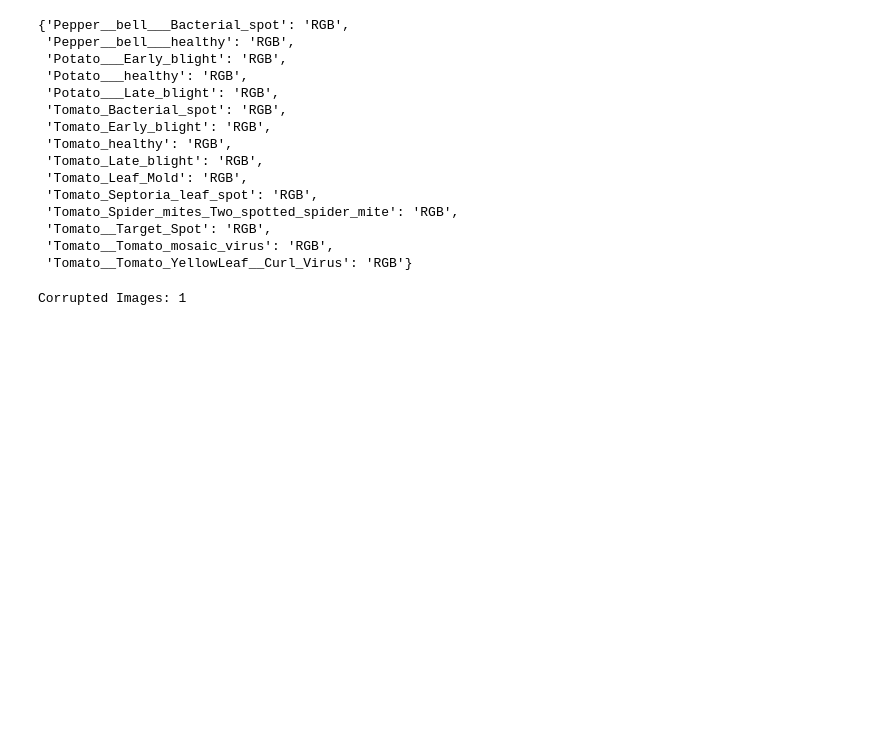
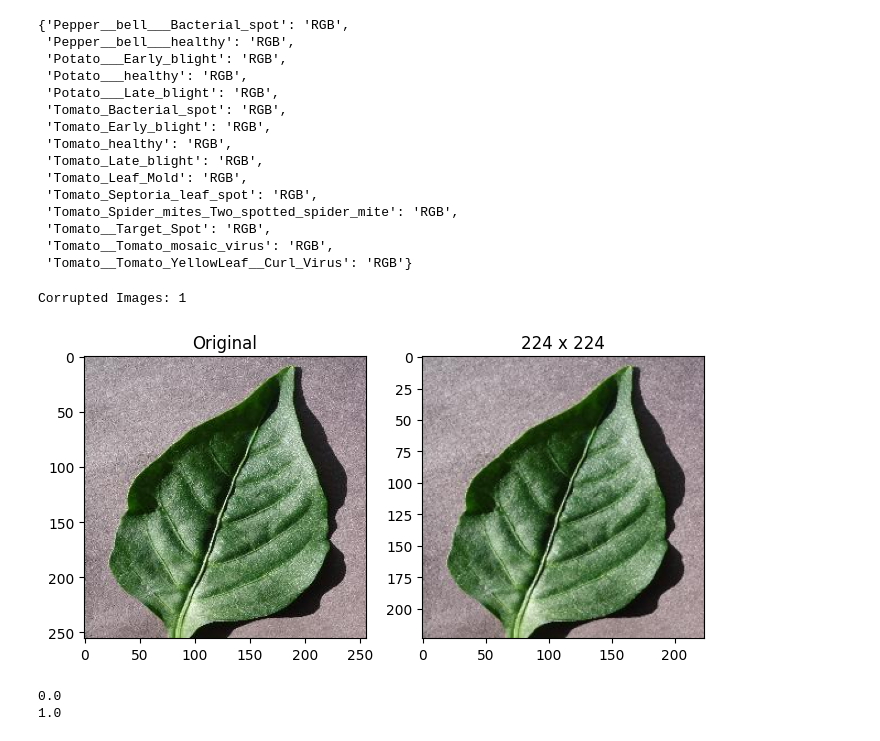
Before and after one commit to SAROV321/Crop-Disease-Detection-System, a Jupyter notebook: Eda.ipynb, the cells around one changed output. Saved outputs shown, nothing was run; the diff lists cells and outputs as text; code cells hidden in the pictures; blank space fills up the shorter version.

Commit message:
Resize images to standard dimensions

```diff
--- a/Eda.ipynb
+++ b/Eda.ipynb
@@ -346,3 +346,36 @@ for cls in classes:
 print("Corrupted Images:",len(bad_images))
 # %% [output]
 Corrupted Images: 1
+# %%
+img = Image.open(image_path)
+
+resized = img.resize((224,224))
+
+plt.figure(figsize=(8,4))
+
+plt.subplot(1,2,1)
+
+plt.imshow(img)
+
+plt.title("Original")
+
+plt.subplot(1,2,2)
+
+plt.imshow(resized)
+
+plt.title("224 x 224")
+
+plt.show()
+# %% [output]
+[figure, added]
+# %%
+import numpy as np
+
+img_array = np.array(resized)/255.0
+
+print(img_array.min())
+
+print(img_array.max())
+# %% [output]
+0.0
+1.0
```
